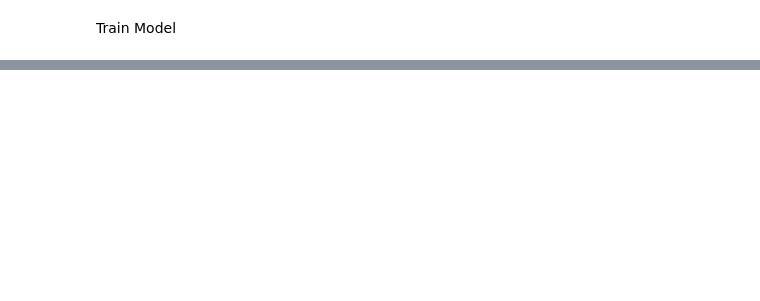
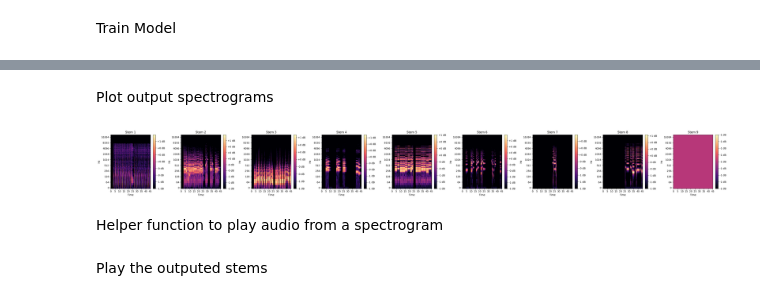
Before and after one commit to lee-hanhee/ECE324_Project, a Jupyter notebook: models/WaveNet/SpectrogramUNet.ipynb, the cells around one changed output, grey strips where cells are left out. Cells and saved outputs as stored; diff of their text form; code cells hidden in the pictures; blank space fills up the shorter version.

```diff
--- a/models/WaveNet/SpectrogramUNet.ipynb
+++ b/models/WaveNet/SpectrogramUNet.ipynb
@@ -140,0 +301,61 @@ RuntimeError: [enforce fail at alloc_cpu.cpp:114] data. DefaultCPUAllocator: not
+# %% [markdown]
+Plot output spectrograms
+# %%
+import matplotlib.pyplot as plt
+import librosa.display
+
+# stems is likely shaped (batch, num_stems, freq, time)
+# So we extract the first batch
+stem_spectrogram = stems[0].detach().cpu().numpy()  # shape: (num_stems, freq, time)
+
+# Parameters
+sr = 44100
+hop_length = 512
+num_stems = stem_spectrogram.shape[0]
+
+# Plot
+fig, axes = plt.subplots(1, num_stems, figsize=(4 * num_stems, 4), squeeze=False)
+
+for i in range(num_stems):
+    ax = axes[0, i]
+    img = librosa.display.specshow(
+        stem_spectrogram[i],  # shape: (freq, time)
+        sr=sr,
+        hop_length=hop_length,
+        x_axis='time',
+        y_axis='log',
+        cmap='magma',
+        ax=ax
+    )
+    ax.set_title(f"Stem {i+1}")
+    fig.colorbar(img, ax=ax, format="%+2.0f dB")
+
+plt.tight_layout()
+plt.show()
+
+# import matplotlib.pyplot as plt
+
+# stem_spectrogram = stems[0].detach().cpu().numpy()
+
+# fig, axes = plt.subplots(1, stem_spectrogram.shape[0], figsize=(15, 4))
+# for i in range(stem_spectrogram.shape[0]):
+#     axes[i].imshow(stem_spectrogram[i], aspect='auto', origin='lower', cmap='magma')
+#     axes[i].set_title(f"Stem {i+1} Spectrogram")
+
+# plt.show()
+
+# idx = 0
+# pred_spectrogram = outputs[idx].detach().cpu().numpy()
+# true_spectrogram = stems[idx].detach().cpu().numpy()
+
+# # Plot the spectrograms
+# fig, axes = plt.subplots(2, 1, figsize=(10, 6))
+# axes[0].imshow(true_spectrogram[0], aspect='auto', origin='lower', cmap='magma')
+# axes[0].set_title("Ground Truth Spectrogram")
+# axes[1].imshow(pred_spectrogram[0], aspect='auto', origin='lower', cmap='magma')
+# axes[1].set_title("Predicted Spectrogram")
+# plt.show()
+# %% [output]
+[figure, added]
+# %% [markdown]
+Helper function to play audio from a spectrogram
@@ -140,0 +400,2 @@ RuntimeError: [enforce fail at alloc_cpu.cpp:114] data. DefaultCPUAllocator: not
+# %% [markdown]
+Play the outputed stems
```
Also changed, not shown: parts of 8 cells of this notebook.
